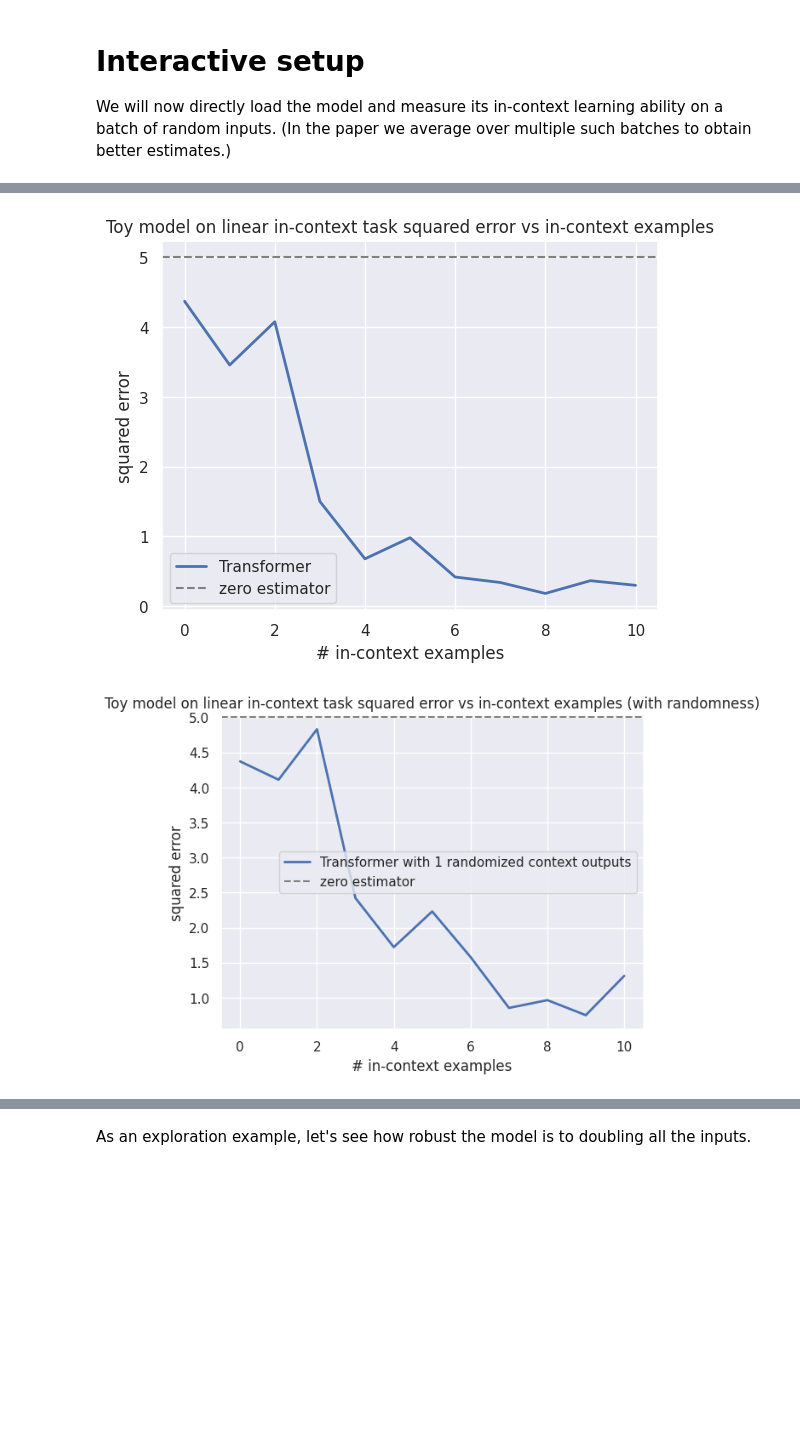
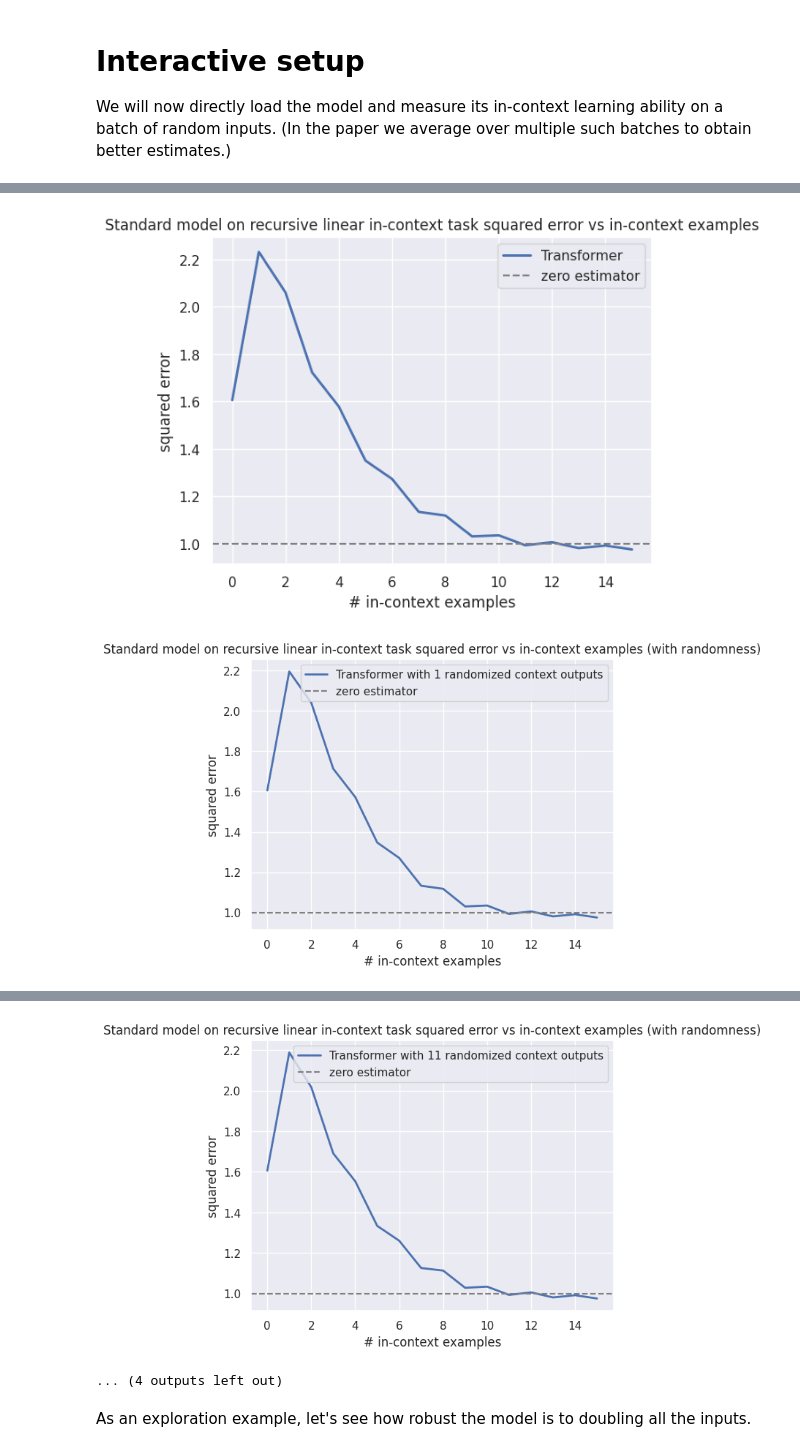
Before and after one commit to dtsip/in-context-learning, a Jupyter notebook: src/eval.ipynb, the cells around one changed output, grey strips where cells are left out. Saved outputs shown, nothing was run; the diff lists cells and outputs as text; code cells hidden in the pictures; blank space fills up the shorter version.

```diff
--- a/src/eval.ipynb
+++ b/src/eval.ipynb
@@ -34,10 +31,12 @@ task = "seq_relu_2nn"
 #task = "decision_tree"
 # task = "relu_2nn_regression"
 # task = "linear_regression"
+# task = "seq_linear"
 
 # run_id = "first-successful"
-# run_id = "d30c67dd-c601-44a3-8d3a-8cbc85c517ee" # emma's relu that gets flat line
-run_id = "e522e868-6238-436b-bb3e-f4655c8b8ee5"
+# run_id = "07cc4080-7c97-4ee7-a2eb-c2ea7c3257b8" # emma's slightly trained relu
+run_id = "ea1b473e-df02-4c87-9e9e-d13583938cb9" # december 5th relu, failed file lmao
+# run_id = "d74dac35-5609-480f-ba44-091f72832849" # seq linear
 
 # model name for plots, make sure to capitalize the first letter
 model_size = "Standard"
@@ -285,7 +282,8 @@ baseline = {
     "sparse_linear_regression": sparsity,
     "relu_2nn_regression": n_dims,
     "decision_tree": 1,
-    "seq_relu_2nn": n_dims
+    "seq_relu_2nn": n_dims,
+    "seq_linear": 1
 }[conf.training.task]
 
 plt.plot(loss.mean(axis=0), lw=2, label="Transformer")
@@ -295,32 +293,32 @@ plt.ylabel("squared error")
 plt.legend()
 plt.title(model_size + " model on " + task_name + " in-context task squared error vs in-context examples")
 plt.show()
 # save_current_figure(fig_output_dir, "eval_on_transformer")
 
 # if (not SEQ):
 num_random = 1
 
 for randomized_pred in randomized_pred_array:
     randomized_loss = metric(randomized_pred, ys).numpy()
 
     plt.plot(randomized_loss.mean(axis=0), lw=2, label="Transformer with " + str(num_random) +  " randomized context outputs")
     plt.axhline(baseline, ls="--", color="gray", label="zero estimator")
     plt.xlabel("# in-context examples")
     plt.ylabel("squared error")
     plt.legend()
     plt.title(model_size + " model on " + task_name + " in-context task squared error vs in-context examples (with randomness)")
     plt.show()
     # save_current_figure(fig_output_dir, "eval_on_transformer_" + str(num_random) + "_randomized_context")
     num_random += 1
 
 
 
 # plt.plot(randomized_loss_w_random.mean(axis=0), lw=2, label="Transformer with randomized context")
 # plt.axhline(baseline, ls="--", color="gray", label="zero estimator")
 # plt.xlabel("# in-context examples")
 # plt.ylabel("squared error")
 # plt.legend()
 # plt.show()
 # %% [output]
-[figure, old version]
+[figure, new version]
-[figure, old version]
+[figure, new version]
@@ -336,3 +334,5 @@ for randomized_pred in randomized_pred_array:
+[figure, added]
+... (4 outputs left out)
 # %% [markdown]
 As an exploration example, let's see how robust the model is to doubling all the inputs.
 # %%
```
Also changed, not shown: parts of 10 cells of this notebook, 1 other file.
